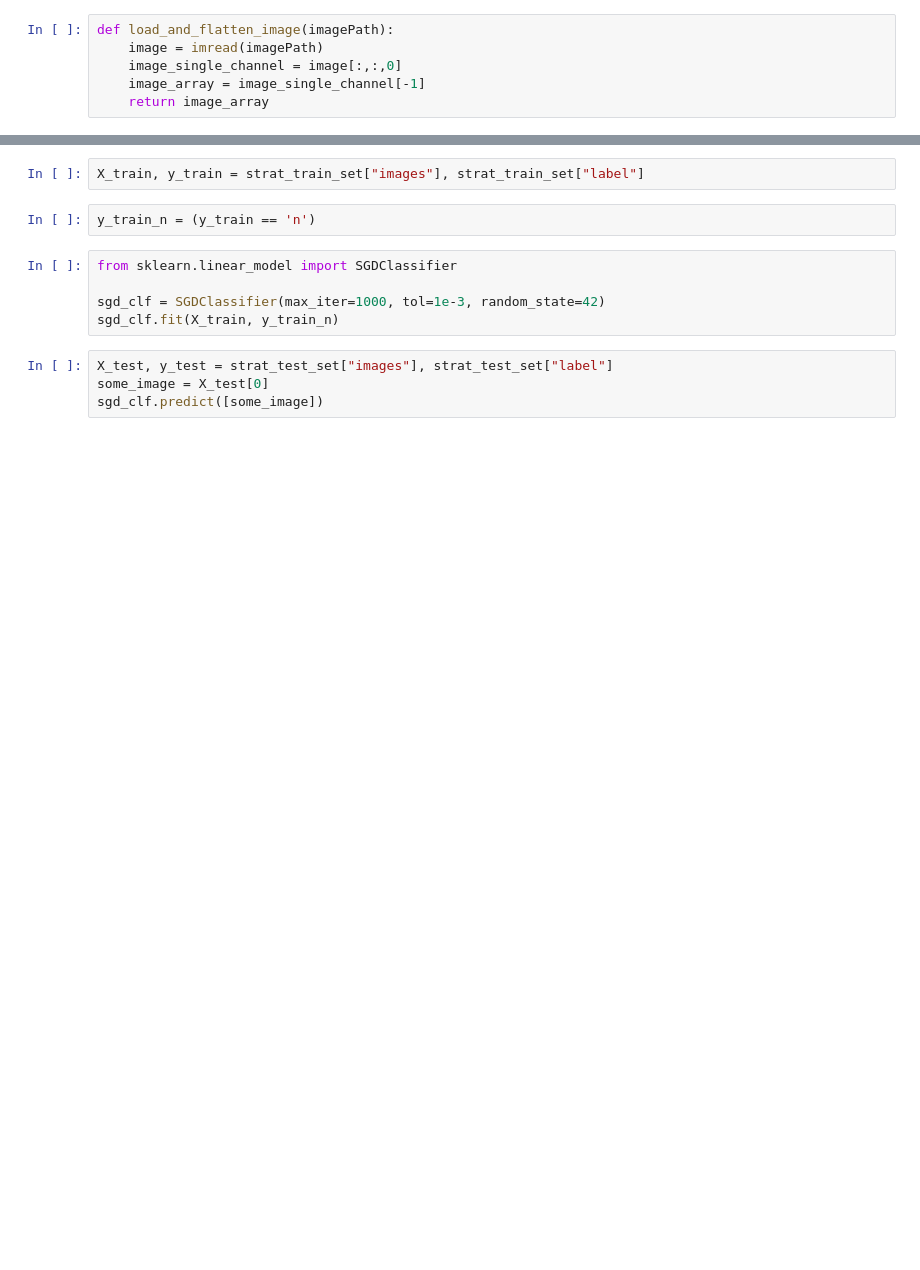
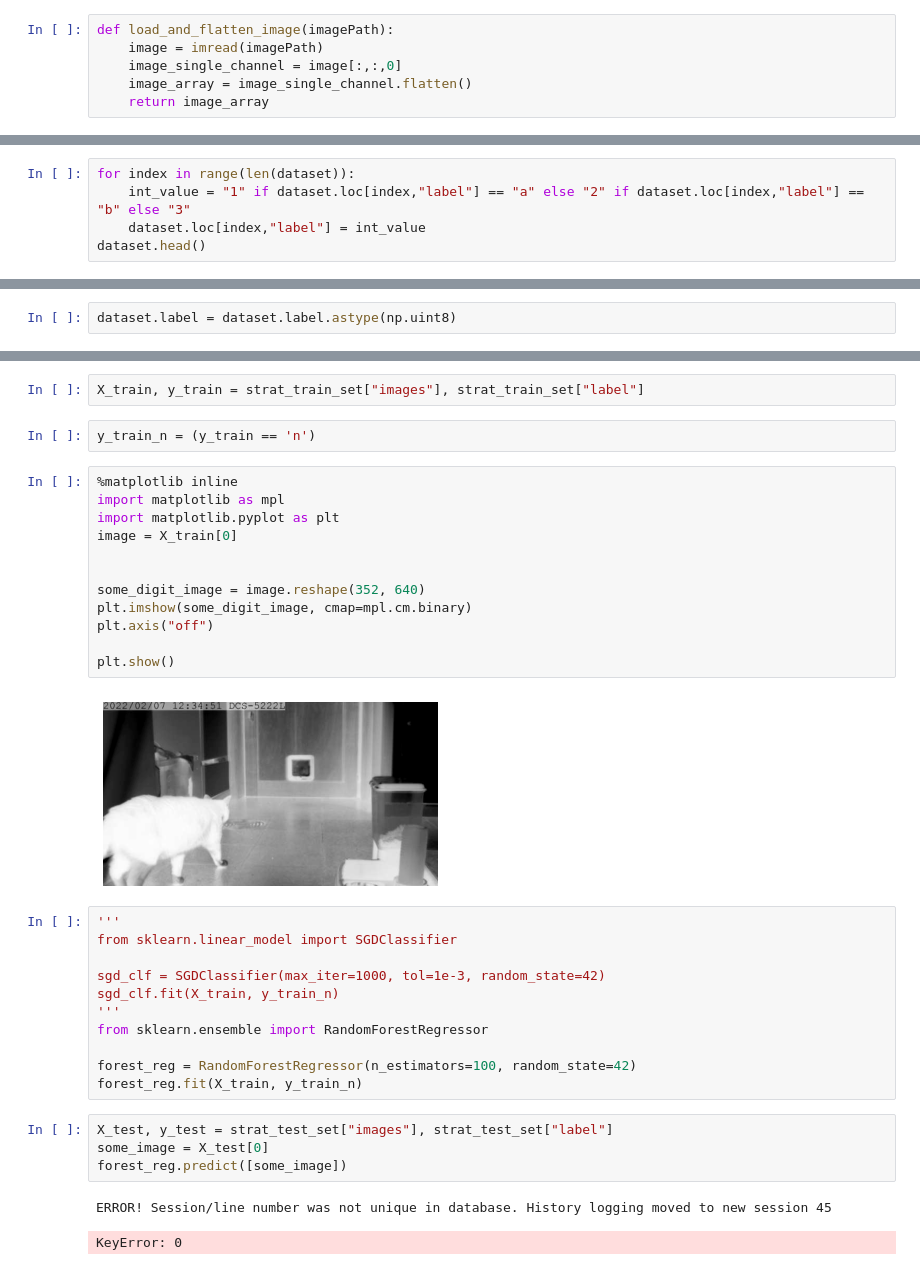
Before and after one commit to BartDePaepeHogent/machine_learning_musti, a Jupyter notebook: model_data.ipynb, the cells around one changed output, grey strips where cells are left out. Saved outputs shown, nothing was run; the diff lists cells and outputs as text; blank space fills up the shorter version.

```diff
--- a/model_data.ipynb
+++ b/model_data.ipynb
@@ -7,7 +7,7 @@ import pandas as pd
 def load_and_flatten_image(imagePath):
     image = imread(imagePath)
     image_single_channel = image[:,:,0]
-    image_array = image_single_channel[-1]
+    image_array = image_single_channel.flatten()
     return image_array
 # %%
 path = "classificatie"
@@ -29,0 +37,5 @@ dataset.head()
+# %%
+for index in range(len(dataset)):
+    int_value = "1" if dataset.loc[index,"label"] == "a" else "2" if dataset.loc[index,"label"] == "b" else "3"
+    dataset.loc[index,"label"] = int_value
+dataset.head()
@@ -29,0 +49,2 @@ dataset.head()
+# %%
+dataset.label = dataset.label.astype(np.uint8)
@@ -41,12 +79,35 @@ for train_index, test_index in split.split(dataset, dataset["label"]):
 X_train, y_train = strat_train_set["images"], strat_train_set["label"]
 # %%
 y_train_n = (y_train == 'n')
+# %%
+%matplotlib inline
+import matplotlib as mpl
+import matplotlib.pyplot as plt
+image = X_train[0]
+
+
+some_digit_image = image.reshape(352, 640)
+plt.imshow(some_digit_image, cmap=mpl.cm.binary)
+plt.axis("off")
+
+plt.show()
+# %% [output]
+[figure, added]
 # %%
+'''
 from sklearn.linear_model import SGDClassifier
 
 sgd_clf = SGDClassifier(max_iter=1000, tol=1e-3, random_state=42)
 sgd_clf.fit(X_train, y_train_n)
+'''
+from sklearn.ensemble import RandomForestRegressor
+
+forest_reg = RandomForestRegressor(n_estimators=100, random_state=42)
+forest_reg.fit(X_train, y_train_n)
 # %%
 X_test, y_test = strat_test_set["images"], strat_test_set["label"]
 some_image = X_test[0]
-sgd_clf.predict([some_image])
+forest_reg.predict([some_image])
+# %% [output]
+ERROR! Session/line number was not unique in database. History logging moved to new session 45
+KeyError: 0
```
Also changed, not shown: parts of 4 cells of this notebook, 2 other files.
